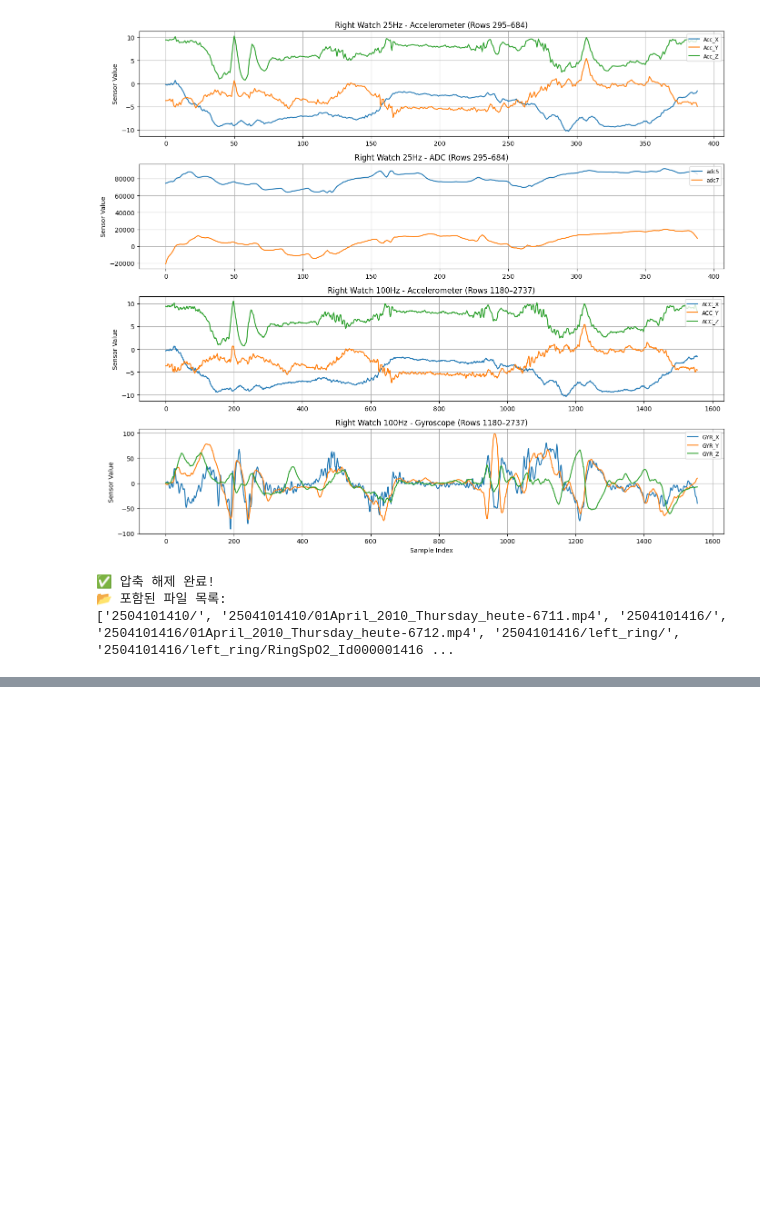
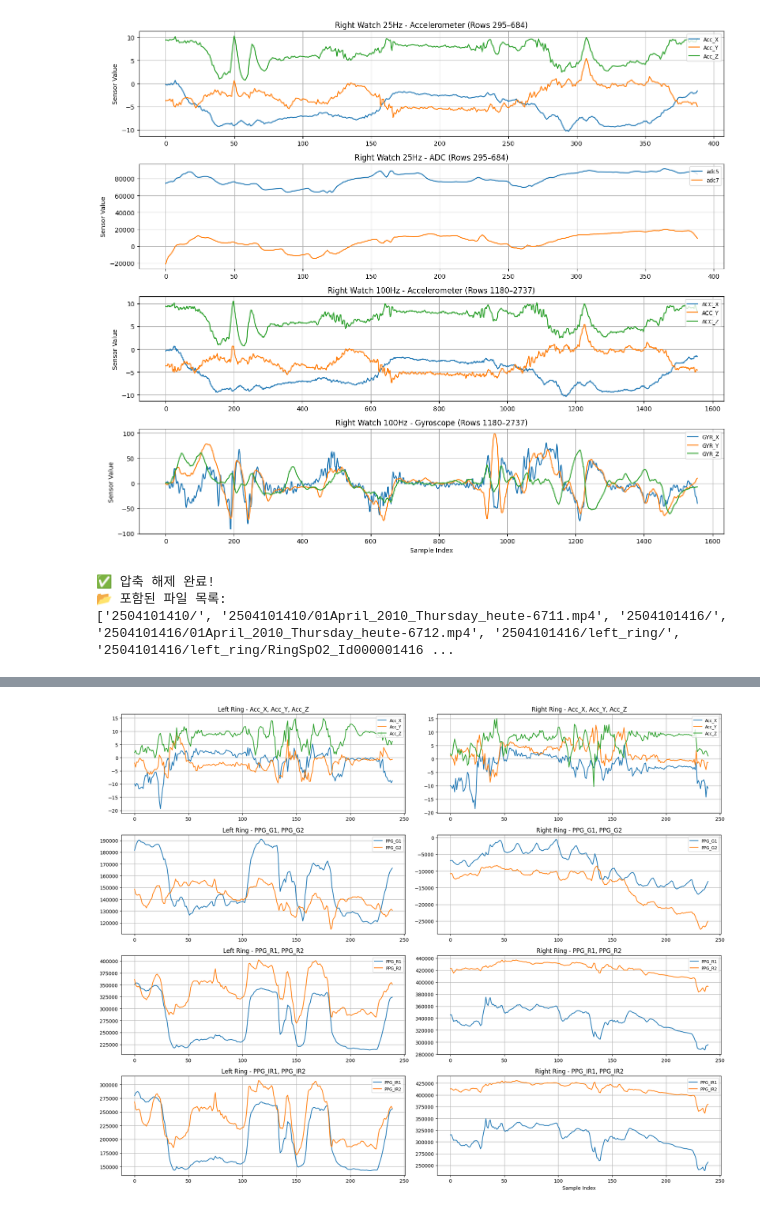
Before and after one commit to uiinlee/colab, a Jupyter notebook: watch_ring.ipynb, the cells around one changed output, grey strips where cells are left out. Cells and saved outputs as stored; diff of their text form; code cells hidden in the pictures; blank space fills up the shorter version.

```diff
--- a/watch_ring.ipynb
+++ b/watch_ring.ipynb
@@ -571,0 +572,56 @@ plt.show()
+# %%
+import pandas as pd
+import numpy as np
+import matplotlib.pyplot as plt
+import torch
+
+# CSV 파일 로드
+left_ring_path = '/content/drive/MyDrive/watch_ring/250410/2504101416/left_ring/RingSpO2_Id000001416_Dev516C_NoDev_1744262299946_P09_20250410_141819.csv'
+right_ring_path =  '/content/drive/MyDrive/watch_ring/250410/2504101416/right_ring/RingSpO2_Id000001416_DevF952_NoDev_1744262302848_P09_20250410_141822.csv'
+
+# 데이터프레임 로드
+df_left = pd.read_csv(left_ring_path, encoding='utf-8')
+df_right = pd.read_csv(right_ring_path, encoding='utf-8')
+
+# 텐서 변환
+left = torch.tensor(df_left[['Acc_X', 'Acc_Y', 'Acc_Z', 'PPG_G1', 'PPG_G2', 'PPG_R1', 'PPG_R2', 'PPG_IR1', 'PPG_IR2']].values, dtype=torch.float32).numpy()
+right = torch.tensor(df_right[['Acc_X', 'Acc_Y', 'Acc_Z', 'PPG_G1', 'PPG_G2', 'PPG_R1', 'PPG_R2', 'PPG_IR1', 'PPG_IR2']].values, dtype=torch.float32).numpy()
+
+# 각 변수별 인덱스 설정
+sensor_groups = [
+    ([0, 1, 2], ['Acc_X', 'Acc_Y', 'Acc_Z']),
+    ([3, 4],     ['PPG_G1', 'PPG_G2']),
+    ([5, 6],     ['PPG_R1', 'PPG_R2']),
+    ([7, 8],     ['PPG_IR1', 'PPG_IR2'])
+]
+
+custom_range1 = slice(282,522)  # ← 여기만 바꾸면 전체 슬라이스 구간 변경 가능
+custom_range2 = slice(105,345)  # ← 여기만 바꾸면 전체 슬라이스 구간 변경 가능
+
+# 시각화 (4행 2열)
+fig, axs = plt.subplots(4, 2, figsize=(18, 14))
+
+# 각 subplot 그리기
+for i, (indices, labels) in enumerate(sensor_groups):
+    # Left Ring
+    for idx, label in zip(indices, labels):
+        axs[i, 0].plot(left[custom_range1, idx], label=label)
+        # axs[i, 0].plot(left[:, idx], label=label)
+    axs[i, 0].set_title(f'Left Ring - {", ".join(labels)}')
+    axs[i, 0].legend(loc='upper right', fontsize='small')
+    axs[i, 0].grid(True)
+
+    # Right Ring
+    for idx, label in zip(indices, labels):
+        axs[i, 1].plot(right[custom_range2, idx], label=label)
+        # axs[i, 1].plot(right[:, idx], label=label)
+    axs[i, 1].set_title(f'Right Ring - {", ".join(labels)}')
+    axs[i, 1].legend(loc='upper right', fontsize='small')
+    axs[i, 1].grid(True)
+
+# 전체 라벨 및 정리
+plt.xlabel('Sample Index')
+plt.tight_layout()
+plt.show()
+# %% [output]
+[figure, added]
```
Also changed, not shown: parts of 1 cell of this notebook.
